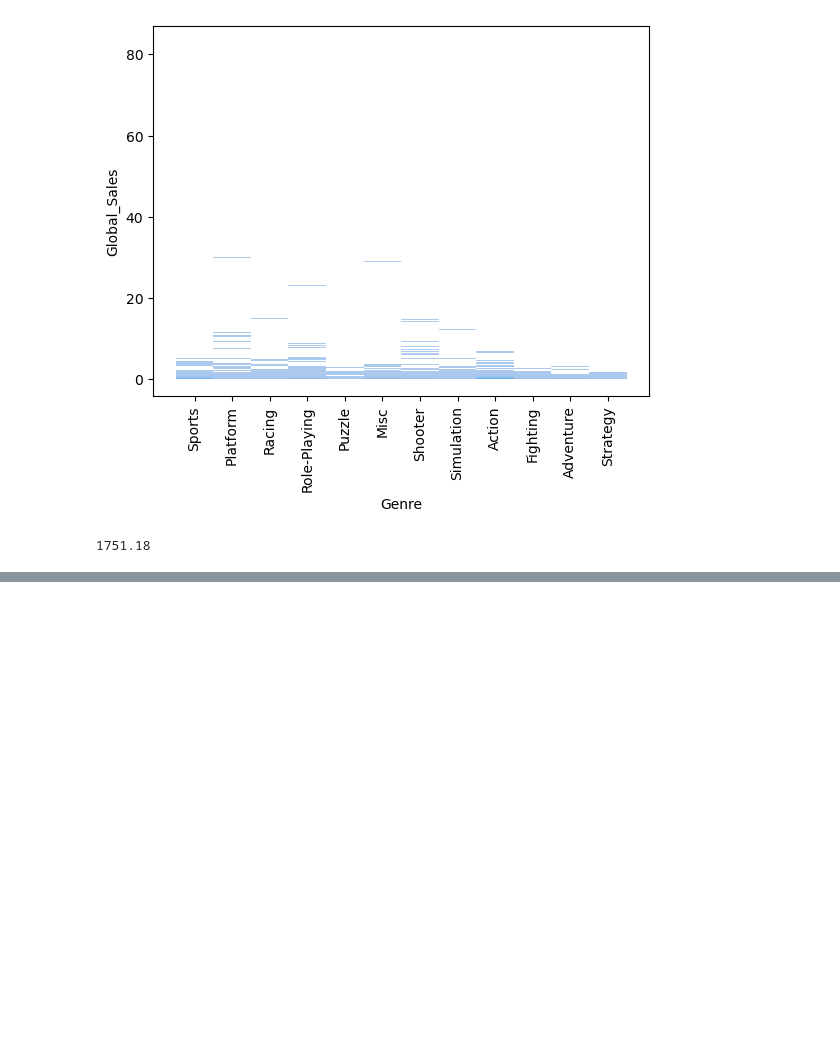
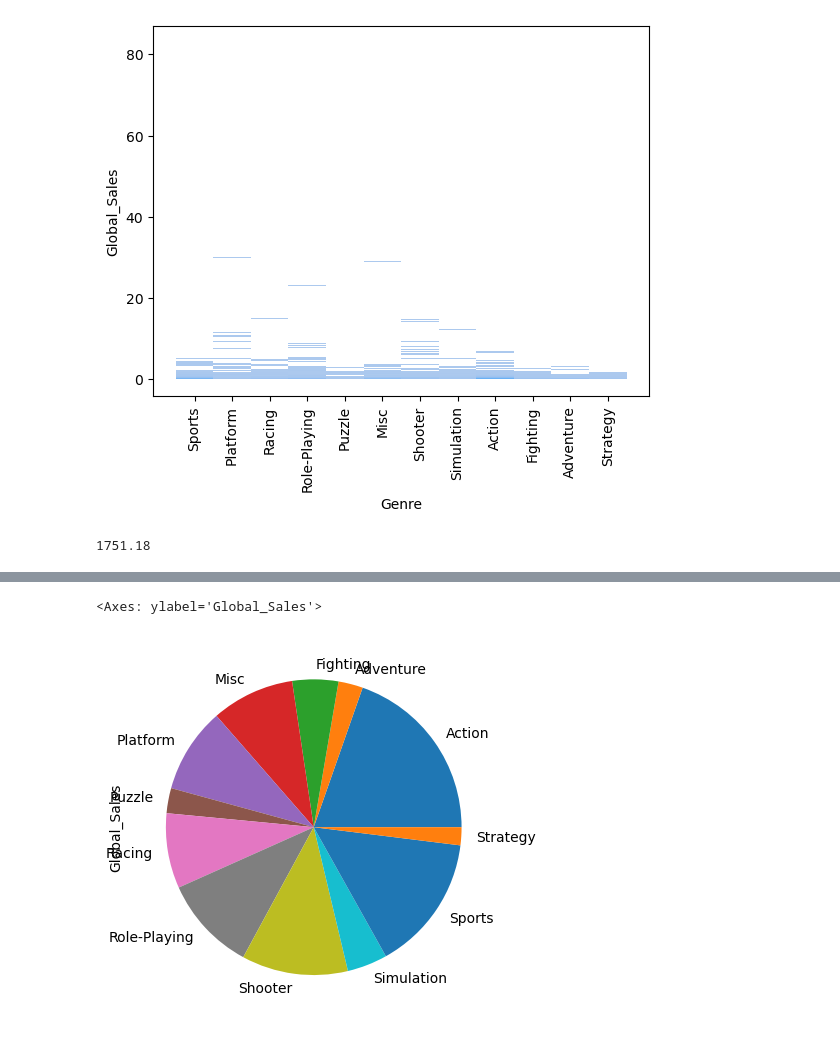
Before and after one commit to shabnammohamedbasheer/video-games-sales-analysis, a Jupyter notebook: VIDEO GAMES SALES.ipynb, the cells around one changed output, grey strips where cells are left out. Drawn from its saved outputs; the diff is of its cells as text; code cells hidden in the pictures; blank space fills up the shorter version.

```diff
--- a/VIDEO GAMES SALES.ipynb
+++ b/VIDEO GAMES SALES.ipynb
@@ -669,0 +607,8 @@ Name: Global_Sales, dtype: float64
+# %%
+
+gp=genre_gp["Global_Sales"].sum()
+# %%
+gp.plot(kind="pie")
+# %% [output]
+<Axes: ylabel='Global_Sales'>
+[figure, added]
```
Also changed, not shown: parts of 36 cells of this notebook.
